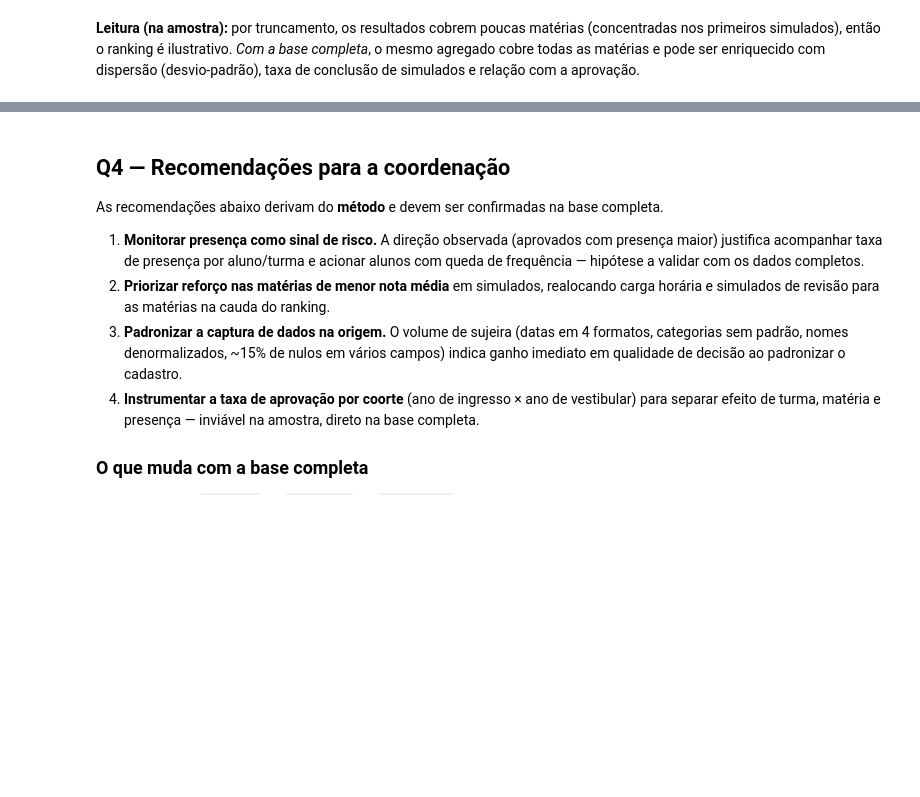
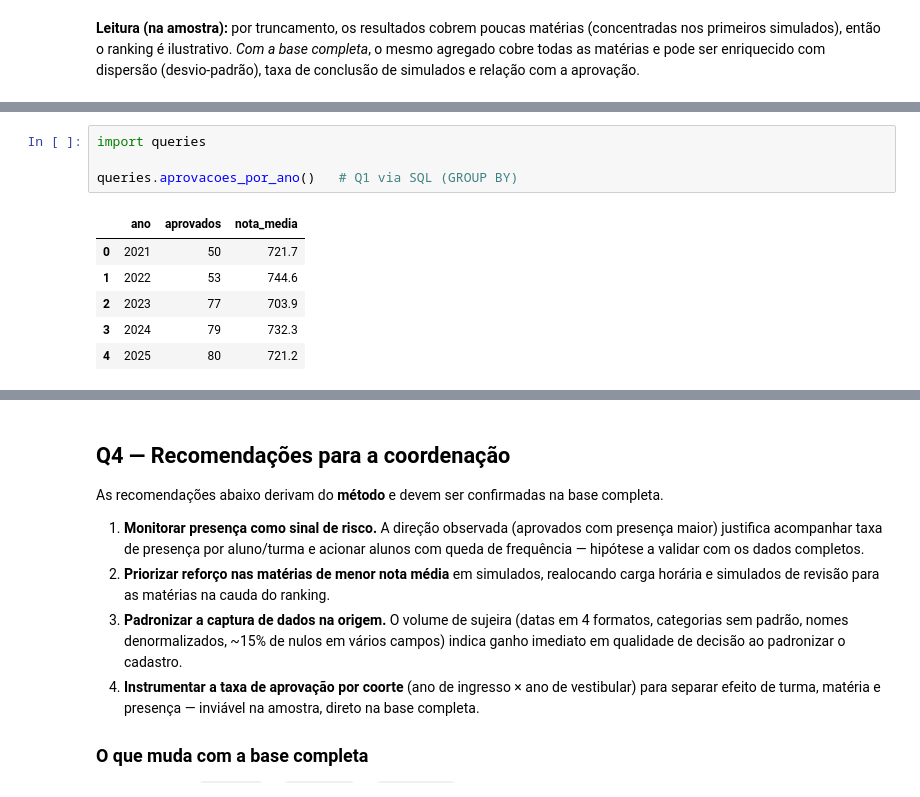
Before and after one commit to BigLeno/data-analytics-portfolio, a Jupyter notebook: notebooks/02_analise.ipynb, the cells around one changed output, grey strips where cells are left out. Drawn from its saved outputs; the diff is of its cells as text; blank space fills up the shorter version.

```diff
--- a/notebooks/02_analise.ipynb
+++ b/notebooks/02_analise.ipynb
@@ -200,0 +209,11 @@ dispersão (desvio-padrão), taxa de conclusão de simulados e relação com a a
+# %%
+import queries
+
+queries.aprovacoes_por_ano()   # Q1 via SQL (GROUP BY)
+# %% [output]
+|  | ano | aprovados | nota_media |
+| 0 | 2021 | 50 | 721.7 |
+| 1 | 2022 | 53 | 744.6 |
+| 2 | 2023 | 77 | 703.9 |
+| 3 | 2024 | 79 | 732.3 |
+| 4 | 2025 | 80 | 721.2 |
```
Also changed, not shown: parts of 3 cells of this notebook, 2 other files.
